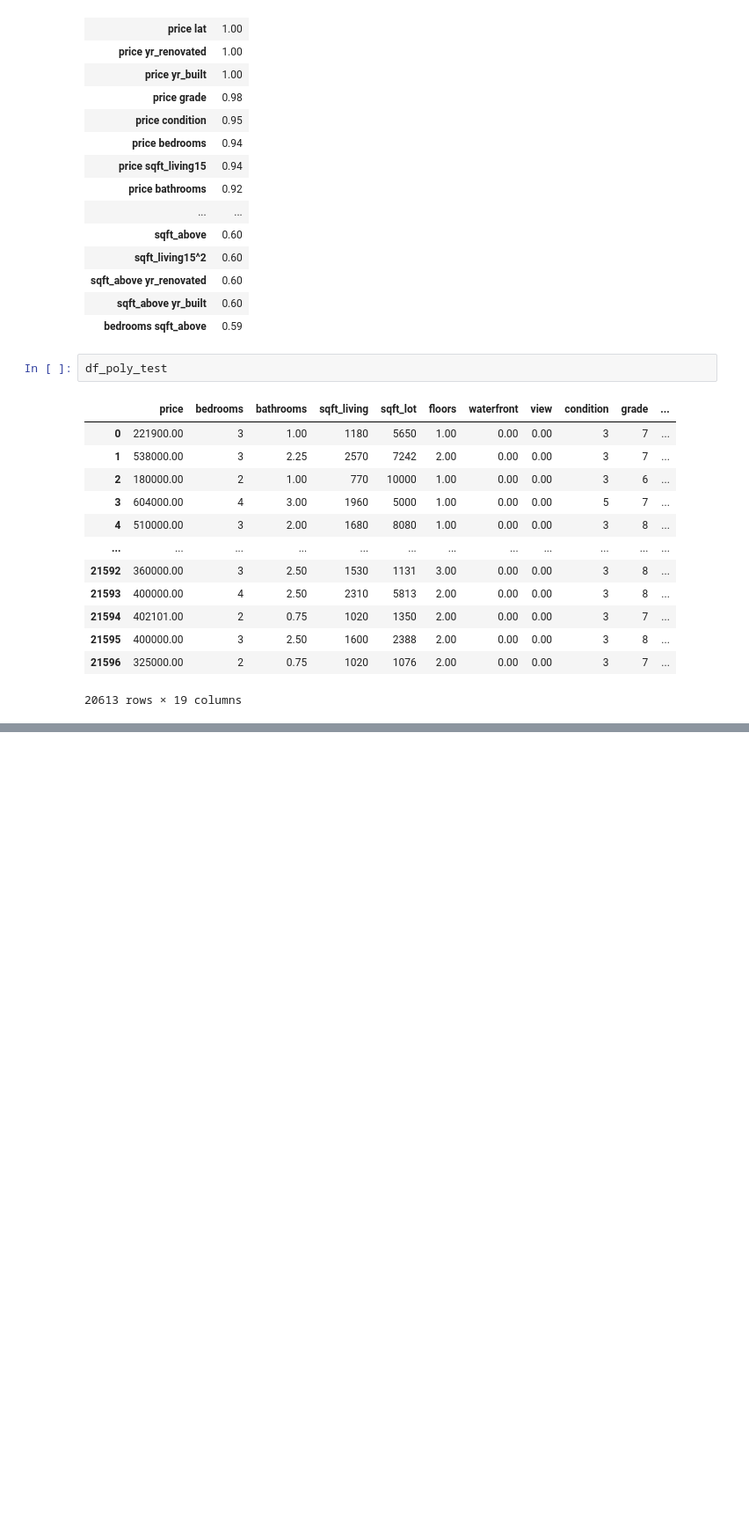
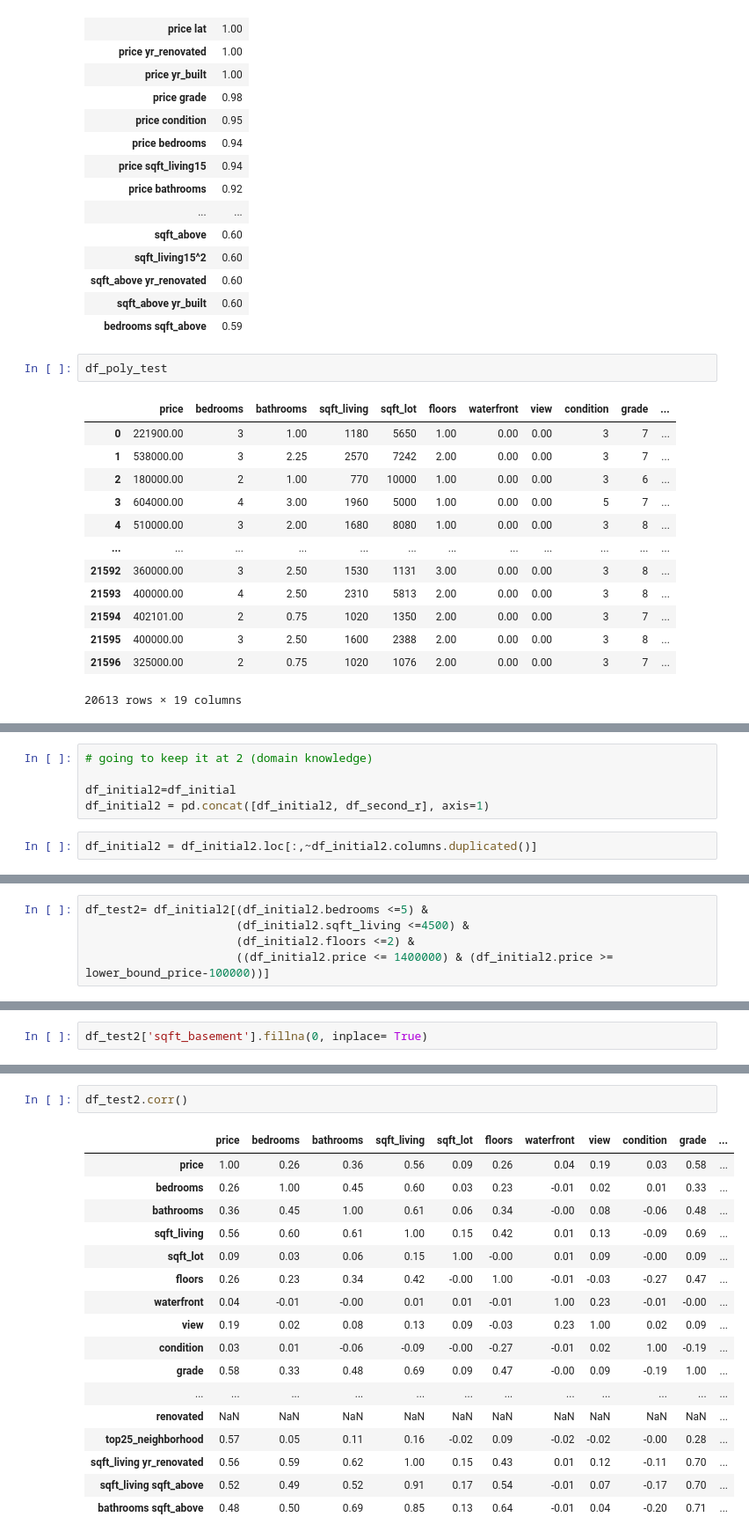
Before and after one commit to learn-co-curriculum/dsc-phase-2-project, a Jupyter notebook: student.ipynb, the cells around one changed output, grey strips where cells are left out. Shown at 88% size. Drawn from its saved outputs; the diff is of its cells as text; blank space fills up the shorter version.

```diff
--- a/student.ipynb
+++ b/student.ipynb
@@ -1149,0 +1408,7 @@ df_second_r['sqft_living yr_renovated']= df_poly_test['sqft_living']*df_poly_tes
+# %%
+# going to keep it at 2 (domain knowledge)
+
+df_initial2=df_initial
+df_initial2 = pd.concat([df_initial2, df_second_r], axis=1)
+# %%
+df_initial2 = df_initial2.loc[:,~df_initial2.columns.duplicated()]
@@ -1149,0 +1431,5 @@ df_second_r['sqft_living yr_renovated']= df_poly_test['sqft_living']*df_poly_tes
+# %%
+df_test2= df_initial2[(df_initial2.bedrooms <=5) &
+                      (df_initial2.sqft_living <=4500) &
+                      (df_initial2.floors <=2) &
+                      ((df_initial2.price <= 1400000) & (df_initial2.price >= lower_bound_price-100000))]
@@ -1149,0 +1472,2 @@ df_second_r['sqft_living yr_renovated']= df_poly_test['sqft_living']*df_poly_tes
+# %%
+df_test2['sqft_basement'].fillna(0, inplace= True)
@@ -1149,0 +1592,20 @@ df_second_r['sqft_living yr_renovated']= df_poly_test['sqft_living']*df_poly_tes
+# %%
+df_test2.corr()
+# %% [output]
+|  | price | bedrooms | bathrooms | sqft_living | sqft_lot | floors | waterfront | view | condition | grade | ... |
+| price | 1.00 | 0.26 | 0.36 | 0.56 | 0.09 | 0.26 | 0.04 | 0.19 | 0.03 | 0.58 | ... |
+| bedrooms | 0.26 | 1.00 | 0.45 | 0.60 | 0.03 | 0.23 | -0.01 | 0.02 | 0.01 | 0.33 | ... |
+| bathrooms | 0.36 | 0.45 | 1.00 | 0.61 | 0.06 | 0.34 | -0.00 | 0.08 | -0.06 | 0.48 | ... |
+| sqft_living | 0.56 | 0.60 | 0.61 | 1.00 | 0.15 | 0.42 | 0.01 | 0.13 | -0.09 | 0.69 | ... |
+| sqft_lot | 0.09 | 0.03 | 0.06 | 0.15 | 1.00 | -0.00 | 0.01 | 0.09 | -0.00 | 0.09 | ... |
+| floors | 0.26 | 0.23 | 0.34 | 0.42 | -0.00 | 1.00 | -0.01 | -0.03 | -0.27 | 0.47 | ... |
+| waterfront | 0.04 | -0.01 | -0.00 | 0.01 | 0.01 | -0.01 | 1.00 | 0.23 | -0.01 | -0.00 | ... |
+| view | 0.19 | 0.02 | 0.08 | 0.13 | 0.09 | -0.03 | 0.23 | 1.00 | 0.02 | 0.09 | ... |
+| condition | 0.03 | 0.01 | -0.06 | -0.09 | -0.00 | -0.27 | -0.01 | 0.02 | 1.00 | -0.19 | ... |
+| grade | 0.58 | 0.33 | 0.48 | 0.69 | 0.09 | 0.47 | -0.00 | 0.09 | -0.19 | 1.00 | ... |
+| ... | ... | ... | ... | ... | ... | ... | ... | ... | ... | ... | ... |
+| renovated | NaN | NaN | NaN | NaN | NaN | NaN | NaN | NaN | NaN | NaN | ... |
+| top25_neighborhood | 0.57 | 0.05 | 0.11 | 0.16 | -0.02 | 0.09 | -0.02 | -0.02 | -0.00 | 0.28 | ... |
+| sqft_living yr_renovated | 0.56 | 0.59 | 0.62 | 1.00 | 0.15 | 0.43 | 0.01 | 0.12 | -0.11 | 0.70 | ... |
+| sqft_living sqft_above | 0.52 | 0.49 | 0.52 | 0.91 | 0.17 | 0.54 | -0.01 | 0.07 | -0.17 | 0.70 | ... |
+| bathrooms sqft_above | 0.48 | 0.50 | 0.69 | 0.85 | 0.13 | 0.64 | -0.01 | 0.04 | -0.20 | 0.71 | ... |
```
Also changed, not shown: parts of 33 cells of this notebook.
